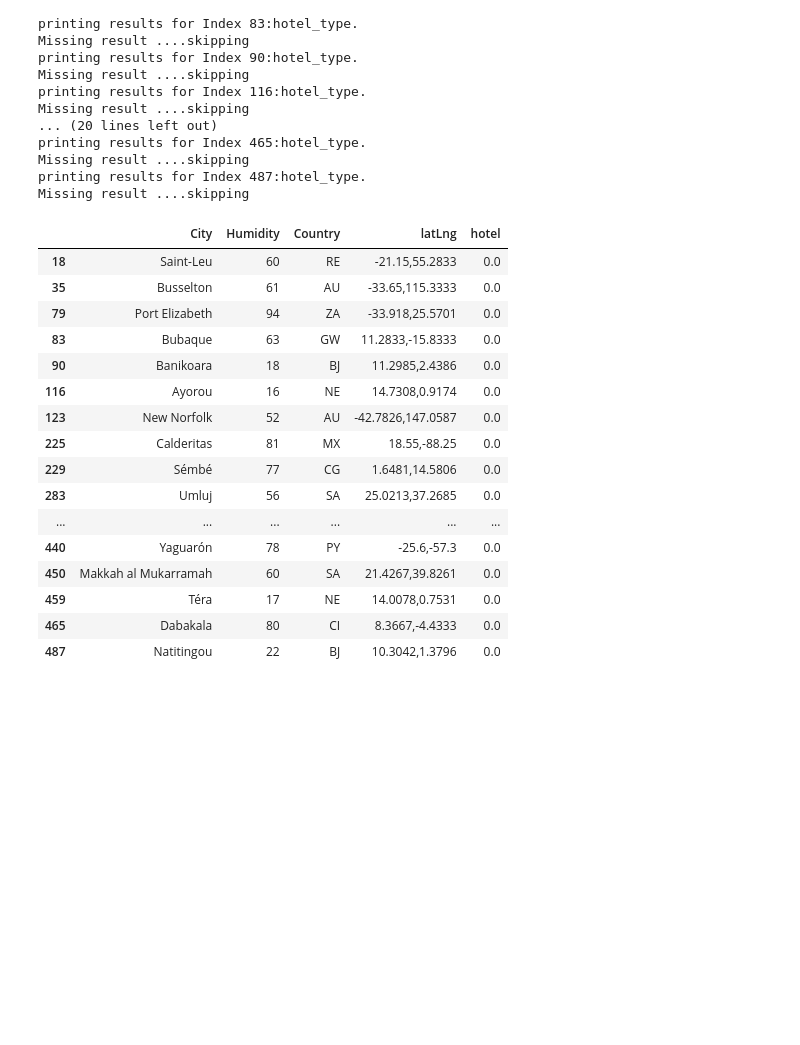
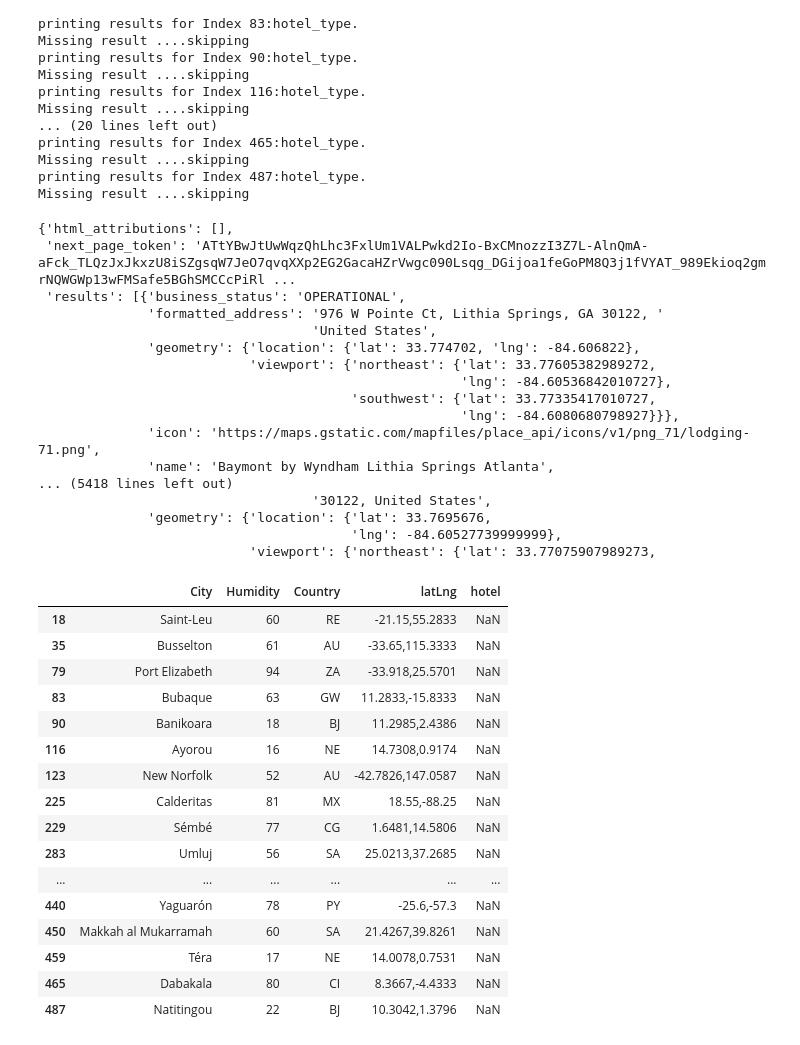
Before and after one commit to dorisakpovwa/python-api-challenge, a Jupyter notebook: VacationPy/vacation_api.ipynb, the cells around one changed output. Cells and saved outputs as stored; diff of their text form; code cells hidden in the pictures; blank space fills up the shorter version.

```diff
--- a/VacationPy/vacation_api.ipynb
+++ b/VacationPy/vacation_api.ipynb
@@ -106,0 +117,3 @@ condition_df
+# %%
+hotel_df=condition_df
+hotel_df.head()
@@ -106,0 +127,2 @@ condition_df
+# %%
+hotel_df['Hotel Name']=""
@@ -134,8 +273,8 @@ condition_df
 # %%
-#Filter and Create data frame to hold required values needed to pick hotel
-#Data frame created to tie the coordinates for hotel search. nearby hotels within 5000 meters.
-clean_cond =condition_df[['City', 'Humidity', 'Country', 'latLng']]
-clean_cond
+# #Filter and Create data frame to hold required values needed to pick hotel
+# #Data frame created to tie the coordinates for hotel search. nearby hotels within 5000 meters.
+# clean_cond_df =condition_df[['City', 'Humidity', 'Country', 'latLng']]
+# clean_cond_df
 # %% [output]
 |  | City | Humidity | Country | latLng |
 | 18 | Saint-Leu | 60 | RE | -21.15,55.2833 |
@@ -204,55 +343,71 @@ Missing result ....skipping
 # %%
 #Use Google places API to find first hotel for each city within 5000 meters
 
+clean_cond_df = condition [["City....
 base_url = "https://maps.googleapis.com/maps/api/place/textsearch/json?"
-radius = "5000" # 1 mile proximity converted to meters
-#max_price = "2" # maximum price set to level 2
+#radius = "5000" # 1 mile proximity converted to meters
 
     #location =
 
 params = {
 "radius": radius,
 "query": ["hotel"],
 "type": ['Name','City','Country'],
 #"maxprice": max_price,
-"key":"api_key",
+"key":api_key_ggle,
 }
 
 for i, row in clean_cond.iterrows():
 
     params["location"] = row[0]
     response = requests.get(base_url, params=params).json()
     try:
-        clean_cond.loc[i,'hotel']= len(response['results'])
+        clean_cond.loc[i,'hotel']= pprint(response)
         #print(len(response['results']))
         #print(row[0])
+
     except:
         clean_cond.loc[i,'hotel']= np.nan
 
-radius = "5000"
-unit = 'metric'
-base_url= "https://maps.googleapis.com/maps/api/place/nearbysearch/json"
-params = {}
-
+# = len(response['results'])
 clean_cond
+ #response.keys().
+#print(response)
 # %% [output]
+{'html_attributions': [],
+ 'next_page_token': 'ATtYBwJtUwWqzQhLhc3FxlUm1VALPwkd2Io-BxCMnozzI3Z7L-AlnQmA-aFck_TLQzJxJkxzU8iSZgsqW7JeO7qvqXXp2EG2GacaHZrVwgc090Lsqg_DGijoa1feGoPM8Q3j1fVYAT_989Ekioq2gmrNQWGWp13wFMSafe5BGhSMCCcPiRl ...
+ 'results': [{'business_status': 'OPERATIONAL',
+              'formatted_address': '976 W Pointe Ct, Lithia Springs, GA 30122, '
+                                   'United States',
+              'geometry': {'location': {'lat': 33.774702, 'lng': -84.606822},
+                           'viewport': {'northeast': {'lat': 33.77605382989272,
+                                                      'lng': -84.60536842010727},
+                                        'southwest': {'lat': 33.77335417010727,
+                                                      'lng': -84.6080680798927}}},
+              'icon': 'https://maps.gstatic.com/mapfiles/place_api/icons/v1/png_71/lodging-71.png',
+              'name': 'Baymont by Wyndham Lithia Springs Atlanta',
+... (5418 lines left out)
+                                   '30122, United States',
+              'geometry': {'location': {'lat': 33.7695676,
+                                        'lng': -84.60527739999999},
+                           'viewport': {'northeast': {'lat': 33.77075907989273,
 |  | City | Humidity | Country | latLng | hotel |
-| 18 | Saint-Leu | 60 | RE | -21.15,55.2833 | 0.0 |
-| 35 | Busselton | 61 | AU | -33.65,115.3333 | 0.0 |
-| 79 | Port Elizabeth | 94 | ZA | -33.918,25.5701 | 0.0 |
-| 83 | Bubaque | 63 | GW | 11.2833,-15.8333 | 0.0 |
-| 90 | Banikoara | 18 | BJ | 11.2985,2.4386 | 0.0 |
-| 116 | Ayorou | 16 | NE | 14.7308,0.9174 | 0.0 |
-| 123 | New Norfolk | 52 | AU | -42.7826,147.0587 | 0.0 |
-| 225 | Calderitas | 81 | MX | 18.55,-88.25 | 0.0 |
-| 229 | Sémbé | 77 | CG | 1.6481,14.5806 | 0.0 |
-| 283 | Umluj | 56 | SA | 25.0213,37.2685 | 0.0 |
+| 18 | Saint-Leu | 60 | RE | -21.15,55.2833 | NaN |
+| 35 | Busselton | 61 | AU | -33.65,115.3333 | NaN |
+| 79 | Port Elizabeth | 94 | ZA | -33.918,25.5701 | NaN |
+| 83 | Bubaque | 63 | GW | 11.2833,-15.8333 | NaN |
+| 90 | Banikoara | 18 | BJ | 11.2985,2.4386 | NaN |
+| 116 | Ayorou | 16 | NE | 14.7308,0.9174 | NaN |
+| 123 | New Norfolk | 52 | AU | -42.7826,147.0587 | NaN |
+| 225 | Calderitas | 81 | MX | 18.55,-88.25 | NaN |
+| 229 | Sémbé | 77 | CG | 1.6481,14.5806 | NaN |
+| 283 | Umluj | 56 | SA | 25.0213,37.2685 | NaN |
 | ... | ... | ... | ... | ... | ... |
-| 440 | Yaguarón | 78 | PY | -25.6,-57.3 | 0.0 |
-| 450 | Makkah al Mukarramah | 60 | SA | 21.4267,39.8261 | 0.0 |
-| 459 | Téra | 17 | NE | 14.0078,0.7531 | 0.0 |
-| 465 | Dabakala | 80 | CI | 8.3667,-4.4333 | 0.0 |
-| 487 | Natitingou | 22 | BJ | 10.3042,1.3796 | 0.0 |
+| 440 | Yaguarón | 78 | PY | -25.6,-57.3 | NaN |
+| 450 | Makkah al Mukarramah | 60 | SA | 21.4267,39.8261 | NaN |
+| 459 | Téra | 17 | NE | 14.0078,0.7531 | NaN |
+| 465 | Dabakala | 80 | CI | 8.3667,-4.4333 | NaN |
+| 487 | Natitingou | 22 | BJ | 10.3042,1.3796 | NaN |
 # %%
 #Define Figure Layout
 figure_layout = {
```
Also changed, not shown: parts of 28 cells of this notebook, 2 other files.
